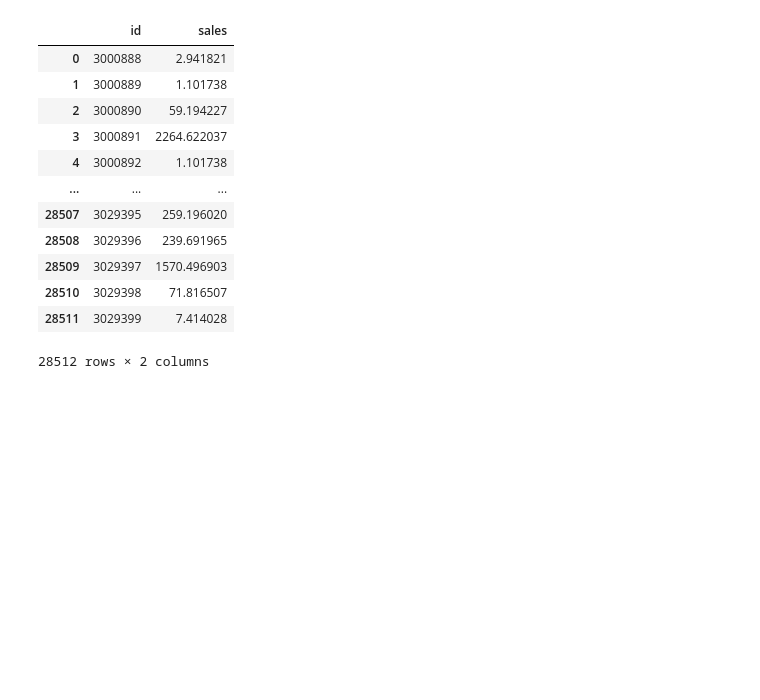
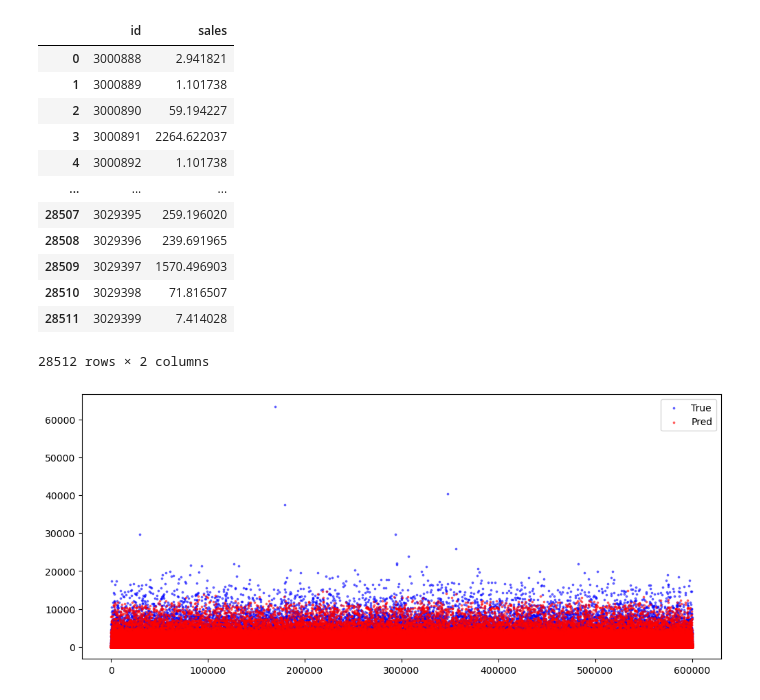
Before and after one commit to HoChangLee98/kaggle-store-sales, a Jupyter notebook: notebook/hochang-baseline-model.ipynb, the cells around one changed output. Cells and saved outputs as stored; diff of their text form; code cells hidden in the pictures; blank space fills up the shorter version.

Commit message:
Feat : Add visualization for prediction

```diff
--- a/notebook/hochang-baseline-model.ipynb
+++ b/notebook/hochang-baseline-model.ipynb
@@ -121,3 +121,12 @@ baseline_model_submission
 28512 rows × 2 columns
 # %%
 baseline_model_submission.to_csv("../submit/baseline_model_iter1000.csv", index=False)
+# %%
+import matplotlib.pyplot as plt
+plt.figure(figsize=(12, 5))
+plt.scatter(x=eval_set["X"].index ,y=eval_set["y"], alpha=0.5, s=3, marker="o", c="blue", label="True")
+plt.scatter(x=eval_set["X"].index ,y=y_val_pred, alpha=0.5, s=3, marker="o", c="red", label="Pred")
+plt.legend()
+plt.show()
+# %% [output]
+[figure, added]
```
